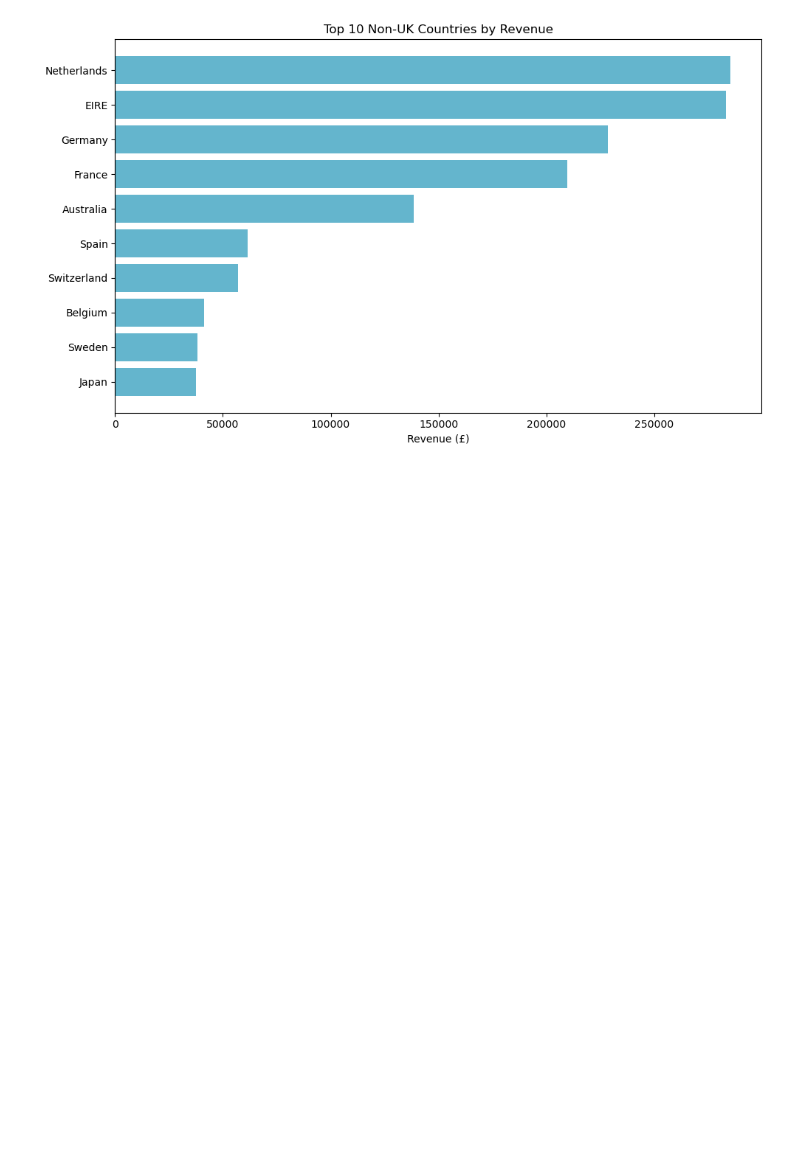
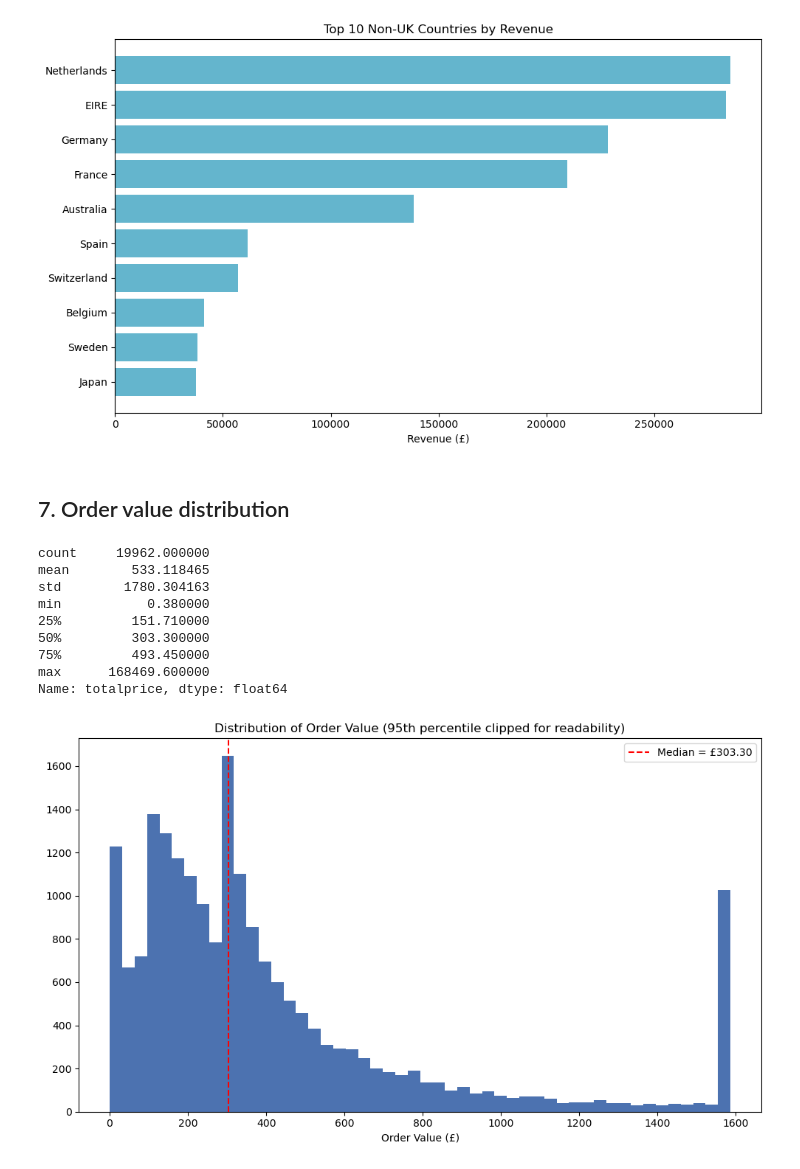
Before and after one commit to itsayushydv/data-analytics-projects, a Jupyter notebook: ecom/notebook/revenue_trend.ipynb, the cells around one changed output. Cells and saved outputs as stored; diff of their text form; code cells hidden in the pictures; blank space fills up the shorter version.

Commit message:
feat: add order value distribution

```diff
--- a/ecom/notebook/revenue_trend.ipynb
+++ b/ecom/notebook/revenue_trend.ipynb
@@ -156,3 +156,30 @@ plt.savefig('revenue_by_country_nonuk.png', bbox_inches='tight')
 plt.show()
 # %% [output]
 [figure]
+# %% [markdown]
+## 7. Order value distribution
+# %%
+order_value = df.groupby('invoiceno')['totalprice'].sum()
+print(order_value.describe())
+
+plt.figure(figsize=(10, 6))
+# to clip extreme outliers for visualization I am choosing 95%ile as safe limit
+plt.hist(order_value.clip(upper=order_value.quantile(0.95)), bins=50, color='#4C72B0')
+plt.axvline(order_value.median(), color='red', linestyle='--', label=f'Median = £{order_value.median():.2f}')
+plt.title('Distribution of Order Value (95th percentile clipped for readability)')
+plt.xlabel('Order Value (£)')
+plt.legend()
+plt.tight_layout()
+plt.savefig('order_value_distribution.png', bbox_inches='tight')
+plt.show()
+# %% [output]
+count     19962.000000
+mean        533.118465
+std        1780.304163
+min           0.380000
+25%         151.710000
+50%         303.300000
+75%         493.450000
+max      168469.600000
+Name: totalprice, dtype: float64
+[figure, added]
```
Also changed, not shown: 1 other file.
